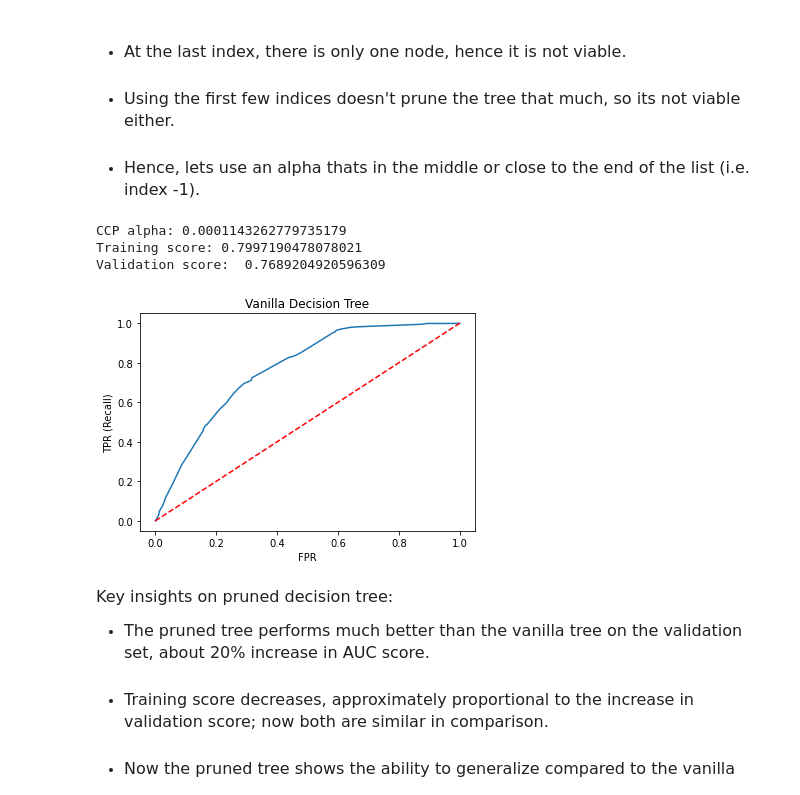
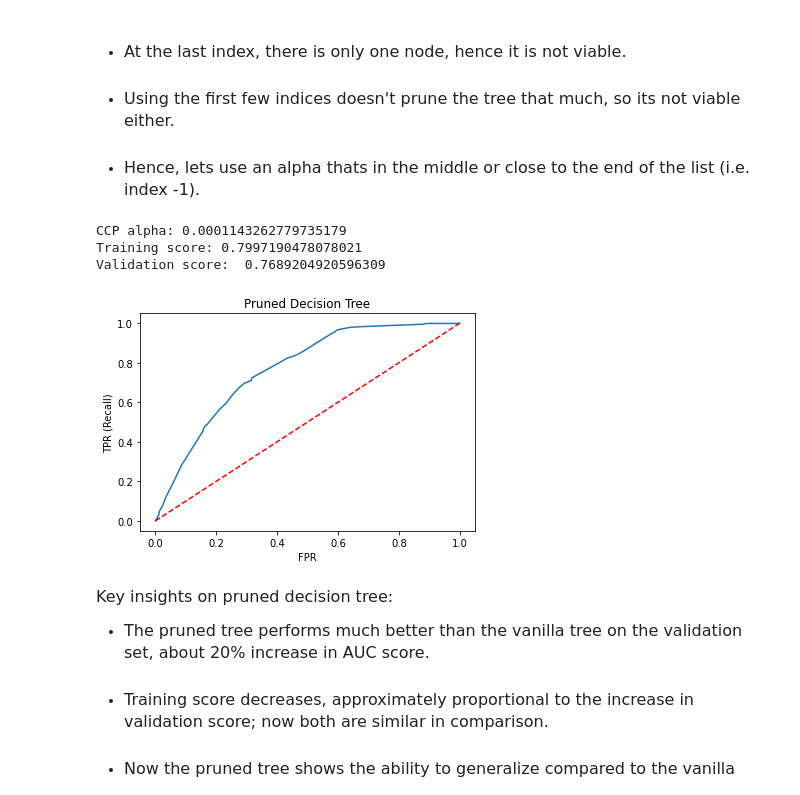
Before and after one commit to Mkho-cs/Loan-Repayment-EDA-Predictive, a Jupyter notebook: notebooks/modelling.ipynb, the cells around one changed output. Drawn from its saved outputs; the diff is of its cells as text; code cells hidden in the pictures.

Commit message:
Fixed plot titles

```diff
--- a/notebooks/modelling.ipynb
+++ b/notebooks/modelling.ipynb
@@ -264,17 +264,17 @@ Number of ccp alphas (same as number of subtrees): 1140
 # %%
 alpha = ccp_a[1100] # An alpha that prunes most of the tree
 pruned_dt = DecisionTreeClassifier(ccp_alpha=alpha, random_state=12345)
 pruned_dt.fit(x_train, y_train)
 train_roc_auc, val_roc_auc = mod.evaluate_roc_auc(pruned_dt, train, val)
 print("CCP alpha:", alpha)
 print("Training score:", train_roc_auc)
 print("Validation score: ", val_roc_auc)
-mod.plot_roc(pruned_dt, val, "Vanilla Decision Tree")
+mod.plot_roc(pruned_dt, val, "Pruned Decision Tree")
 # %% [output]
 CCP alpha: 0.0001143262779735179
 Training score: 0.7997190478078021
 Validation score:  0.7689204920596309
-[figure, old version]
+[figure, new version]
 # %% [markdown]
 <font size='3'> Key insights on pruned decision tree:</font>
 
```
